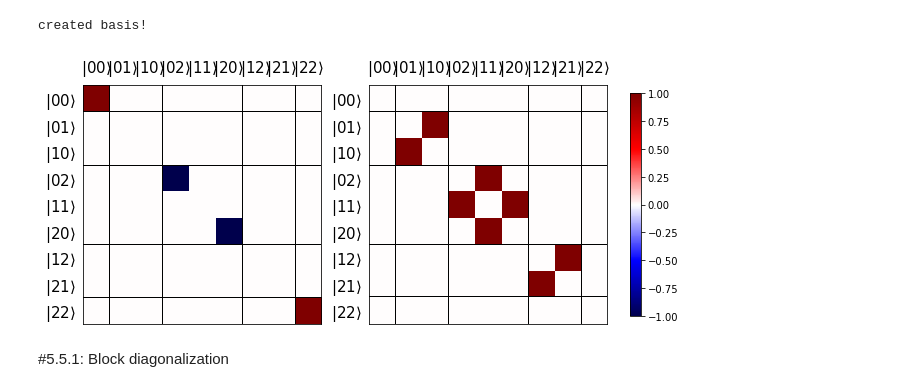
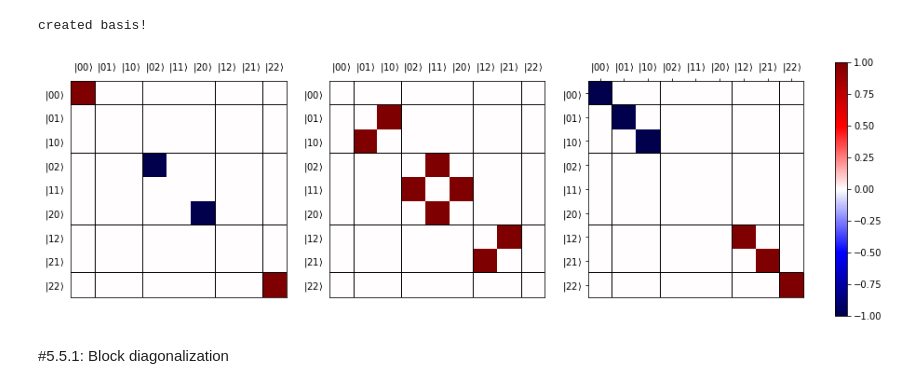
Before and after one commit to RuwenSchulz/ED_Heisenberg_model, a Jupyter notebook: ed_1D_spinchain/Tutorial.ipynb, the cells around one changed output. Saved outputs shown, nothing was run; the diff lists cells and outputs as text; code cells hidden in the pictures.

```diff
--- a/ed_1D_spinchain/Tutorial.ipynb
+++ b/ed_1D_spinchain/Tutorial.ipynb
@@ -21,26 +21,35 @@ from ed_1D_spinchain.entanglementspectrum import *
 # %%
-#@title Motivation for U(1) symmetry
+#@title A graphical motivation for the commutation relations of U(1)
+import numpy as np
+from matplotlib.colors import Normalize
+import matplotlib.pyplot as plt
+import matplotlib
+import matplotlib.cm as cm
+vmin = -1
+vmax = 1
 
-from matplotlib.colors import Normalize
-import matplotlib.cm as cm
-import matplotlib
-fig, axes = plt.subplots(nrows=1, ncols=2,figsize=(10,5))
+norm= matplotlib.colors.TwoSlopeNorm(vmin=vmin, vcenter=0, vmax=vmax)
+fig, axes = plt.subplots(nrows=1, ncols=3,figsize=(15,5))
 cmap=cm.get_cmap('seismic')
 
-plt.setp(axes,xticks=np.arange(9),yticks=np.arange(9),xticklabels=[r'$\left| 00\right\rangle$', r'$\left| 01\right\rangle$',
-                                                                   r'$\left| 10\right\rangle$',r'$\left| 02\right\rangle$',
-                                                                   r'$\left| 11 \right\rangle$', r'$\left| 20\right\rangle$',
-                                                                   r'$\left| 12\right\rangle$', r'$\left| 21\right\rangle$',
+plt.setp(axes,xticks=np.arange(9),yticks=np.arange(9),xticklabels=[r'$\left| 00\right\rangle$',
+                                                                   r'$\left| 01\right\rangle$',
+                                                                   r'$\left| 10\right\rangle$',
+                                                                   r'$\left| 02\right\rangle$',
+                                                                   r'$\left| 11 \right\rangle$',
+                                                                   r'$\left| 20\right\rangle$',
+                                                                   r'$\left| 12\right\rangle$',
+                                                                   r'$\left| 21\right\rangle$',
                                                                    r'$\left| 22\right\rangle$'],
-          yticklabels=[r'$\left| 00\right\rangle$', r'$\left| 01\right\rangle$',
-                       r'$\left| 10\right\rangle$',r'$\left| 02\right\rangle$',
-                       r'$\left| 11 \right\rangle$', r'$\left| 20\right\rangle$',
-                       r'$\left| 12\right\rangle$', r'$\left| 21\right\rangle$',
-                       r'$\left| 22\right\rangle$'])
-vmin = -1
-vmax = 1
-norm= matplotlib.colors.TwoSlopeNorm(vmin=vmin, vcenter=0, vmax=vmax)
-
+                                                       yticklabels=[r'$\left| 00\right\rangle$',
+                                                                    r'$\left| 01\right\rangle$',
+                                                                    r'$\left| 10\right\rangle$',
+                                                                    r'$\left| 02\right\rangle$',
+                                                                    r'$\left| 11 \right\rangle$',
+                                                                    r'$\left| 20\right\rangle$',
+                                                                    r'$\left| 12\right\rangle$',
+                                                                    r'$\left| 21\right\rangle$',
+                                                                    r'$\left| 22\right\rangle$'])
 
 createbasis(2*[1])
 sort_basis_s_z()
@@ -48,44 +57,70 @@ sort_basis_s_z()
 H=Hamiltonian(bc=0,J_z=1,J_xy=0,D=0,h=0,k=2,block=False)
 
 axes[0].imshow(H.toarray(),cmap=cmap,norm=norm)
-axes[0].tick_params(axis='both', which='major', labelsize=15)
+axes[0].tick_params(axis='both', which='major', labelsize=10)
 
 H=Hamiltonian(bc=0,J_z=0,J_xy=1,D=0,h=0,k=2,block=False)
 
-axes[1].tick_params(axis='both', which='major', labelsize=15)
+axes[1].tick_params(axis='both', which='major', labelsize=10)
 c=axes[1].imshow(H.toarray(),cmap=cmap,norm=norm)
+
+Sss=S_z_tot()
+
+axes[2].tick_params(axis='both', which='major', labelsize=10)
+c=axes[2].imshow(Sss.toarray(),cmap=cmap,norm=norm)
 
 axes[0].xaxis.tick_top()
 axes[1].xaxis.tick_top()
+axes[2].xaxis.tick_top()
+
 axes[0].xaxis.set_ticks_position('none')
 axes[0].yaxis.set_ticks_position('none')
+
 axes[1].xaxis.set_ticks_position('none')
 axes[1].yaxis.set_ticks_position('none')
 
+axes[2].axhline(0.48, linestyle='-', color='k', linewidth=1)
+axes[2].axvline(0.5, linestyle='-', color='k', linewidth=1)
+
+axes[2].axhline(2.5, linestyle='-', color='k', linewidth=1)
+axes[2].axvline(2.5, linestyle='-', color='k', linewidth=1)
+
+axes[2].axhline(5.48, linestyle='-', color='k', linewidth=1)
+axes[2].axvline(5.5, linestyle='-', color='k', linewidth=1)
+
+axes[2].axhline(7.45, linestyle='-', color='k', linewidth=1)
+axes[2].axvline(7.5, linestyle='-', color='k', linewidth=1)
+
 axes[1].axhline(0.48, linestyle='-', color='k', linewidth=1)
 axes[1].axvline(0.5, linestyle='-', color='k', linewidth=1)
+
 axes[1].axhline(2.5, linestyle='-', color='k', linewidth=1)
 axes[1].axvline(2.5, linestyle='-', color='k', linewidth=1)
+
 axes[1].axhline(5.48, linestyle='-', color='k', linewidth=1)
 axes[1].axvline(5.5, linestyle='-', color='k', linewidth=1)
+
 axes[1].axhline(7.45, linestyle='-', color='k', linewidth=1)
 axes[1].axvline(7.5, linestyle='-', color='k', linewidth=1)
 
 axes[0].axhline(0.48, linestyle='-', color='k', linewidth=1)
 axes[0].axvline(0.5, linestyle='-', color='k', linewidth=1)
+
 axes[0].axhline(2.5, linestyle='-', color='k', linewidth=1)
 axes[0].axvline(2.5, linestyle='-', color='k', linewidth=1)
+
 axes[0].axhline(5.48, linestyle='-', color='k', linewidth=1)
 axes[0].axvline(5.5, linestyle='-', color='k', linewidth=1)
+
 axes[0].axhline(7.47, linestyle='-', color='k', linewidth=1)
 axes[0].axvline(7.5, linestyle='-', color='k', linewidth=1)
 
-
-fig.colorbar(c,ax=axes,fraction=0.02, pad=0.04)
+cbar=fig.colorbar(c,ax=axes,fraction=0.02, pad=0.04)
+cbar.ax.tick_params(labelsize=10)
 plt.show()
 # %% [output]
 created basis!
-[figure, old version]
+[figure, new version]
 # %% [markdown]
 #5.5.1: Block diagonalization
 # %%
```
Also changed, not shown: parts of 8 cells of this notebook.
